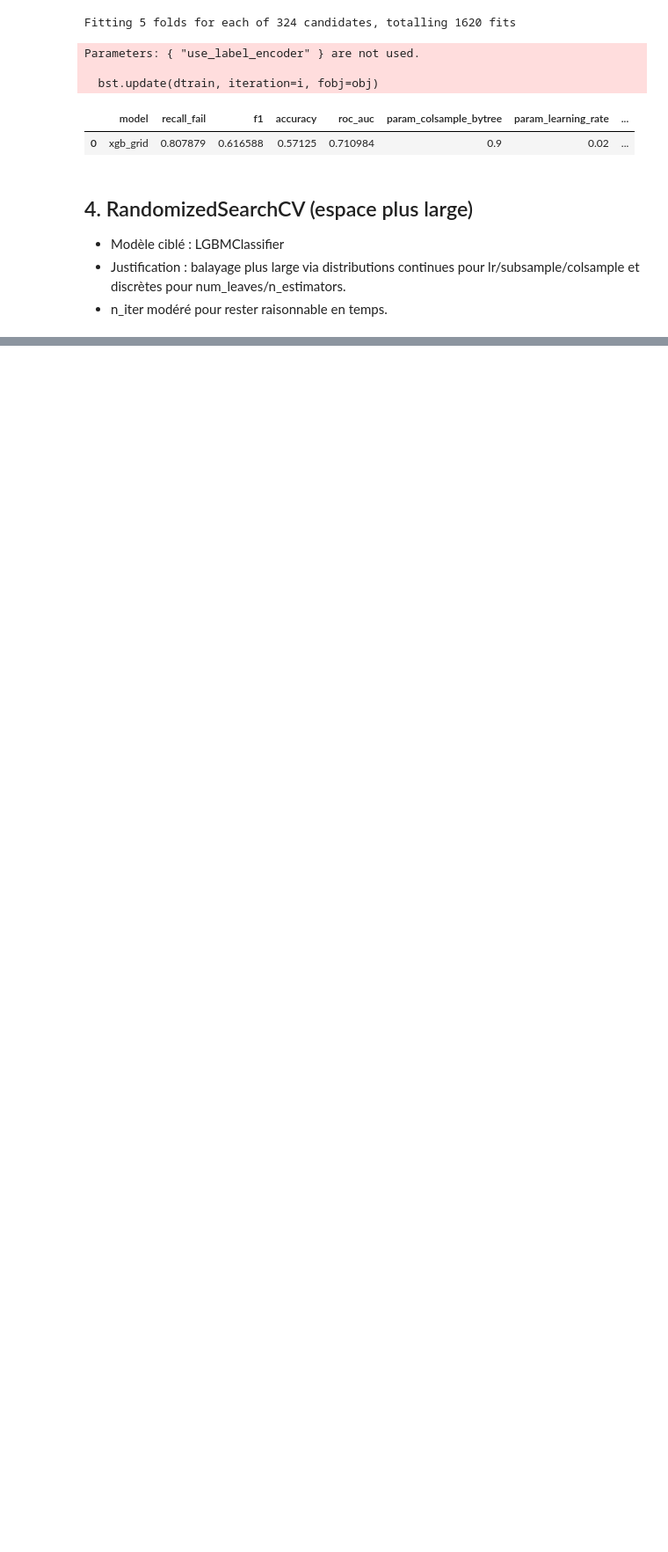
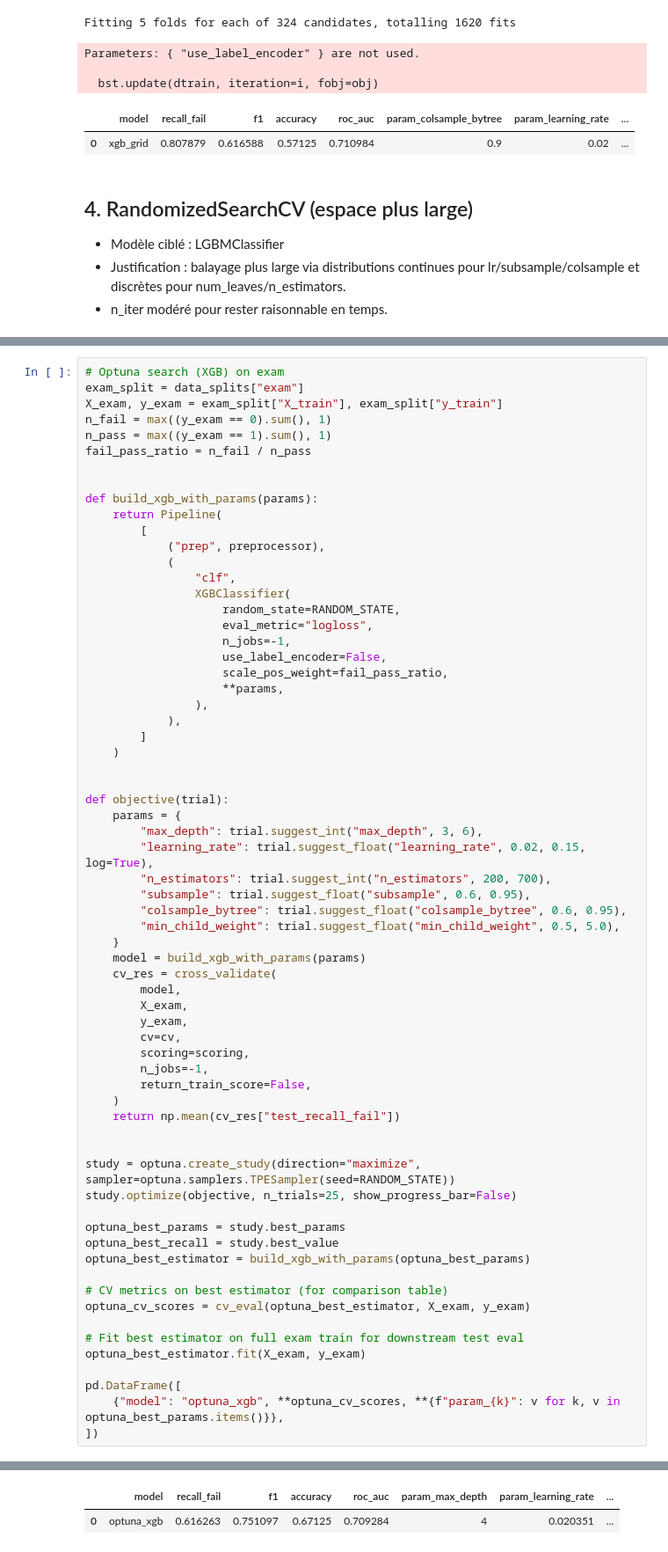
Before and after one commit to Dorsumsellae/Programmation-avancee-Projet-d-examen-Students-Performance-in-Exams, a Jupyter notebook: notebooks/05_hyperparameter_tuning.ipynb, the cells around one changed output, grey strips where cells are left out. Shown at 88% size. Drawn from its saved outputs; the diff is of its cells as text; blank space fills up the shorter version.

```diff
--- a/notebooks/05_hyperparameter_tuning.ipynb
+++ b/notebooks/05_hyperparameter_tuning.ipynb
@@ -390,0 +400,67 @@ You can set `force_col_wise=true` to remove the overhead.
+# %%
+# Optuna search (XGB) on exam
+exam_split = data_splits["exam"]
+X_exam, y_exam = exam_split["X_train"], exam_split["y_train"]
+n_fail = max((y_exam == 0).sum(), 1)
+n_pass = max((y_exam == 1).sum(), 1)
+fail_pass_ratio = n_fail / n_pass
+
+
+def build_xgb_with_params(params):
+    return Pipeline(
+        [
+            ("prep", preprocessor),
+            (
+                "clf",
+                XGBClassifier(
+                    random_state=RANDOM_STATE,
+                    eval_metric="logloss",
+                    n_jobs=-1,
+                    use_label_encoder=False,
+                    scale_pos_weight=fail_pass_ratio,
+                    **params,
+                ),
+            ),
+        ]
+    )
+
+
+def objective(trial):
+    params = {
+        "max_depth": trial.suggest_int("max_depth", 3, 6),
+        "learning_rate": trial.suggest_float("learning_rate", 0.02, 0.15, log=True),
+        "n_estimators": trial.suggest_int("n_estimators", 200, 700),
+        "subsample": trial.suggest_float("subsample", 0.6, 0.95),
+        "colsample_bytree": trial.suggest_float("colsample_bytree", 0.6, 0.95),
+        "min_child_weight": trial.suggest_float("min_child_weight", 0.5, 5.0),
+    }
+    model = build_xgb_with_params(params)
+    cv_res = cross_validate(
+        model,
+        X_exam,
+        y_exam,
+        cv=cv,
+        scoring=scoring,
+        n_jobs=-1,
+        return_train_score=False,
+    )
+    return np.mean(cv_res["test_recall_fail"])
+
+
+study = optuna.create_study(direction="maximize", sampler=optuna.samplers.TPESampler(seed=RANDOM_STATE))
+study.optimize(objective, n_trials=25, show_progress_bar=False)
+
+optuna_best_params = study.best_params
+optuna_best_recall = study.best_value
+optuna_best_estimator = build_xgb_with_params(optuna_best_params)
+
+# CV metrics on best estimator (for comparison table)
+optuna_cv_scores = cv_eval(optuna_best_estimator, X_exam, y_exam)
+
+# Fit best estimator on full exam train for downstream test eval
+optuna_best_estimator.fit(X_exam, y_exam)
+
+pd.DataFrame([
+    {"model": "optuna_xgb", **optuna_cv_scores, **{f"param_{k}": v for k, v in optuna_best_params.items()}},
+])
+# %% [output]
@@ -391 +484,3 @@ You can set `force_col_wise=true` to remove the overhead.
+|  | model | recall_fail | f1 | accuracy | roc_auc | param_max_depth | param_learning_rate | ... |
+| 0 | optuna_xgb | 0.616263 | 0.751097 | 0.67125 | 0.709284 | 4 | 0.020351 | ... |
 # %% [markdown]
```
Also changed, not shown: parts of 14 cells of this notebook, 2 other files.
